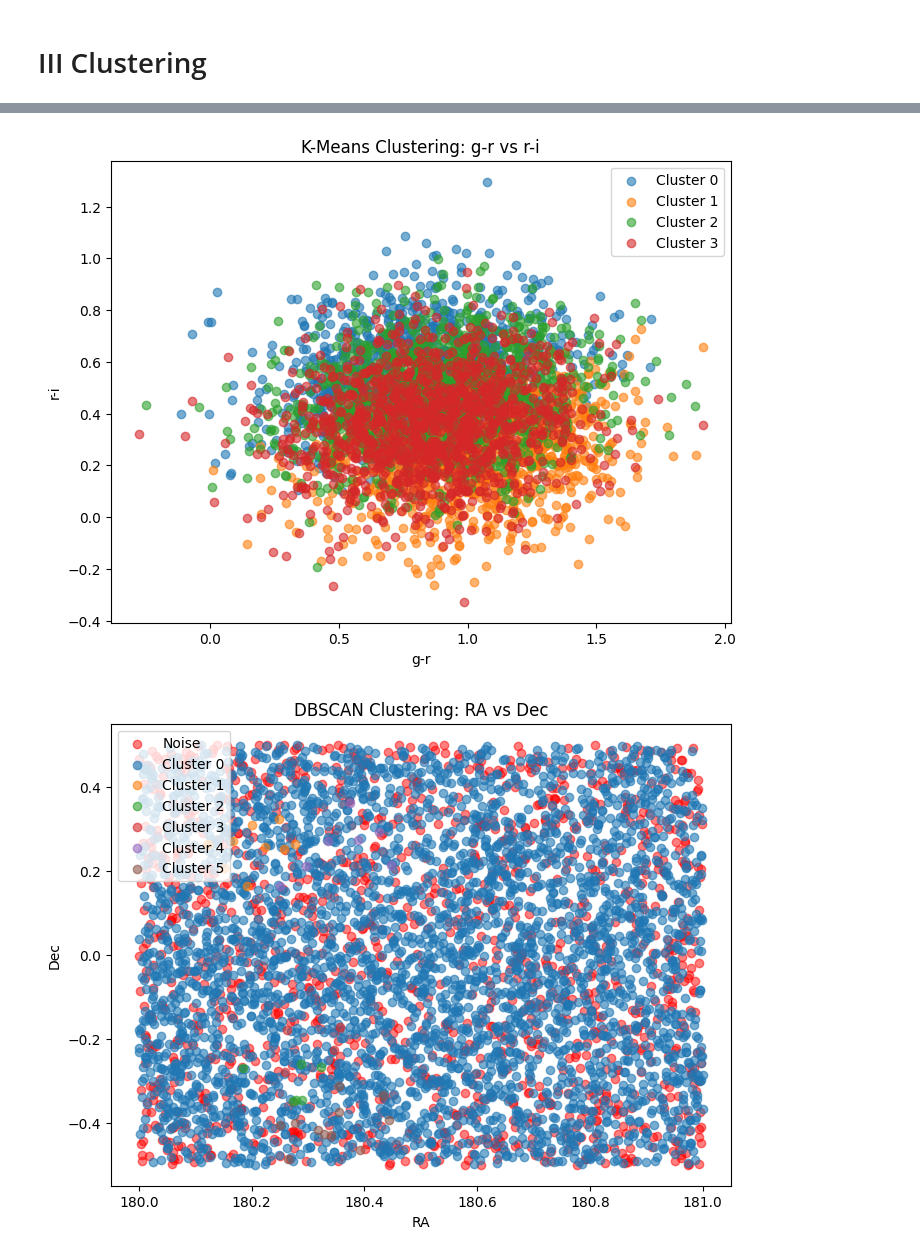
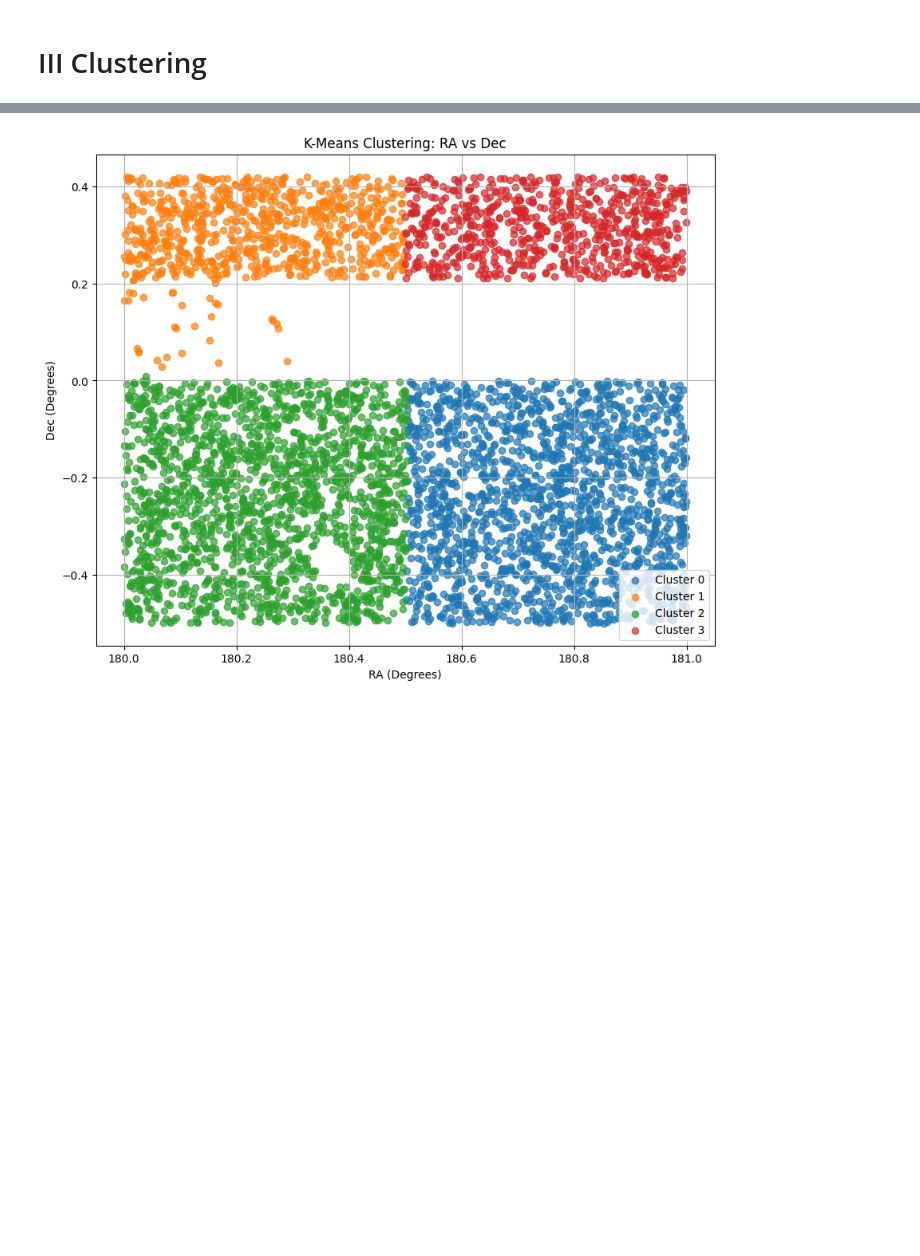
Before and after one commit to Fr4nc3/SDSS_Release_17_system_model, a Jupyter notebook: sdss_data.ipynb, the cells around one changed output, grey strips where cells are left out. Drawn from its saved outputs; the diff is of its cells as text; code cells hidden in the pictures; blank space fills up the shorter version.

```diff
--- a/sdss_data.ipynb
+++ b/sdss_data.ipynb
@@ -673,64 +827,30 @@ silhouette_dbscan
 # %%
-from sklearn.preprocessing import StandardScaler
-from sklearn.metrics import pairwise_distances_argmin_min
-np.random.seed(42)
-RA = np.random.uniform(180.0, 181.0, 5000)
-Dec = np.random.uniform(-0.5, 0.5, 5000)
-g_r = np.random.normal(0.9, 0.3, 5000)
-r_i = np.random.normal(0.4, 0.2, 5000)
-data = pd.DataFrame({'RA': RA, 'Dec': Dec, 'g-r': g_r, 'r-i': r_i})
+
+ra_dec_data = data[['ra', 'dec']].dropna()
 
 
+kmeans_ra_dec = KMeans(n_clusters=4, random_state=42)
+data['KMeans_RA_Dec_Labels'] = kmeans_ra_dec.fit_predict(ra_dec_data)
 
 
+silhouette_ra_dec = silhouette_score(ra_dec_data, data['KMeans_RA_Dec_Labels'])
 
-scaler = StandardScaler()
-data_scaled = scaler.fit_transform(data[['RA', 'Dec', 'g-r', 'r-i']])
 
-# Perform K-Means clustering
-kmeans = KMeans(n_clusters=4, random_state=42)
-data['KMeans_Labels'] = kmeans.fit_predict(data_scaled)
-silhouette_kmeans = silhouette_score(data_scaled, data['KMeans_Labels'])
+plt.figure(figsize=(10, 8))
+for label in np.unique(data['KMeans_RA_Dec_Labels']):
+    cluster_data = ra_dec_data[data['KMeans_RA_Dec_Labels'] == label]
+    plt.scatter(cluster_data['ra'], cluster_data['dec'], label=f'Cluster {label}', alpha=0.7)
 
-# Visualize K-Means results in photometric space (g-r vs r-i)
-plt.figure(figsize=(8, 6))
-for label in np.unique(data['KMeans_Labels']):
-    cluster_data = data[data['KMeans_Labels'] == label]
-    plt.scatter(cluster_data['g-r'], cluster_data['r-i'], label=f'Cluster {label}', alpha=0.6)
-plt.title('K-Means Clustering: g-r vs r-i')
-plt.xlabel('g-r')
-plt.ylabel('r-i')
+plt.title('K-Means Clustering: RA vs Dec')
+plt.xlabel('RA (Degrees)')
+plt.ylabel('Dec (Degrees)')
 plt.legend()
-plt.show()
-
-# Perform DBSCAN clustering
-dbscan = DBSCAN(eps=0.5, min_samples=10)
-data['DBSCAN_Labels'] = dbscan.fit_predict(data_scaled)
-silhouette_dbscan = silhouette_score(data_scaled, data['DBSCAN_Labels'], metric='euclidean')
-
-# Visualize DBSCAN results in positional space (RA vs Dec)
-plt.figure(figsize=(8, 6))
-for label in np.unique(data['DBSCAN_Labels']):
-    cluster_data = data[data['DBSCAN_Labels'] == label]
-    if label == -1:
-        plt.scatter(cluster_data['RA'], cluster_data['Dec'], color='red', label='Noise', alpha=0.5)
-    else:
-        plt.scatter(cluster_data['RA'], cluster_data['Dec'], label=f'Cluster {label}', alpha=0.6)
-plt.title('DBSCAN Clustering: RA vs Dec')
-plt.xlabel('RA')
-plt.ylabel('Dec')
-plt.legend()
+plt.grid()
 plt.show()
 
 
-kmeans_results = {
-    'KMeans Silhouette Score': silhouette_kmeans,
-    'DBSCAN Silhouette Score': silhouette_dbscan,
-    'KMeans Cluster Centers': kmeans.cluster_centers_,
-    'KMeans Inter-cluster Distances': pairwise_distances_argmin_min(kmeans.cluster_centers_, data_scaled)[1]
-}
-
-kmeans_results
+print(f"Silhouette Score: {silhouette_ra_dec}")
+print("Cluster Centers:")
+print(kmeans_ra_dec.cluster_centers_)
 # %% [output]
-[figure, old version]
+[figure, new version]
-[figure, removed]
```
Also changed, not shown: parts of 15 cells of this notebook.
